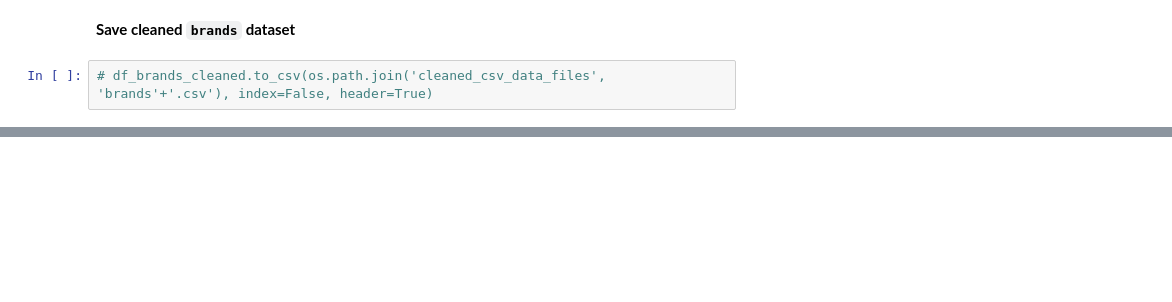
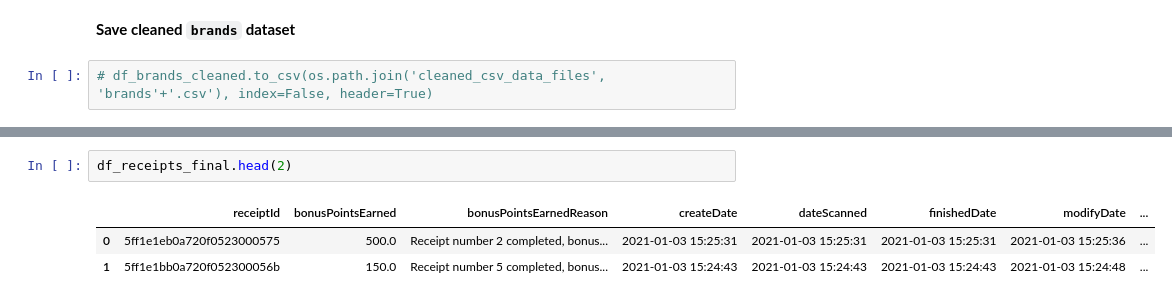
Before and after one commit to ztcnrh/fetch, a Jupyter notebook: round_1_coding_exercise/json_csv_conversion.ipynb, the cells around one changed output, grey strips where cells are left out. Saved outputs shown, nothing was run; the diff lists cells and outputs as text; blank space fills up the shorter version.

```diff
--- a/json_csv_conversion.ipynb
+++ b/round_1_coding_exercise/json_csv_conversion.ipynb
@@ -396,0 +423,6 @@ dtype: object
+# %%
+df_receipts_final.head(2)
+# %% [output]
+|  | receiptId | bonusPointsEarned | bonusPointsEarnedReason | createDate | dateScanned | finishedDate | modifyDate | ... |
+| 0 | 5ff1e1eb0a720f0523000575 | 500.0 | Receipt number 2 completed, bonus... | 2021-01-03 15:25:31 | 2021-01-03 15:25:31 | 2021-01-03 15:25:31 | 2021-01-03 15:25:36 | ... |
+| 1 | 5ff1e1bb0a720f052300056b | 150.0 | Receipt number 5 completed, bonus... | 2021-01-03 15:24:43 | 2021-01-03 15:24:43 | 2021-01-03 15:24:43 | 2021-01-03 15:24:48 | ... |
```
Also changed, not shown: parts of 25 cells of this notebook, 8 other files.
